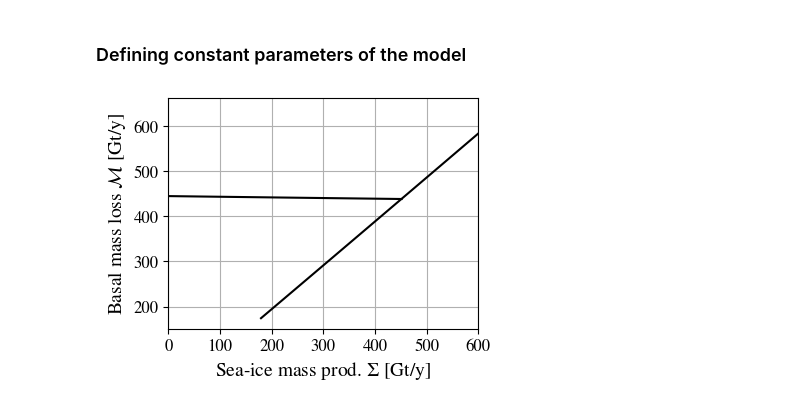
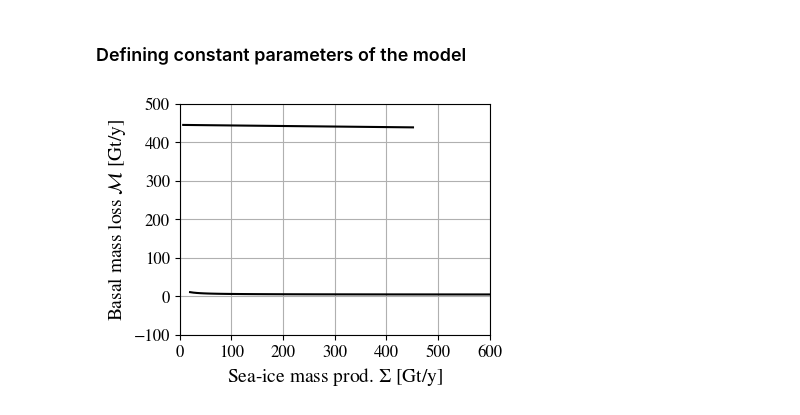
Before and after one commit to lsaddier/Low-Dimensionnal-Model-2025, a Jupyter notebook: Figure2.ipynb, the cells around one changed output. Cells and saved outputs as stored; diff of their text form; code cells hidden in the pictures.

Commit message:
Smooth Kappa

```diff
--- a/Figure2.ipynb
+++ b/Figure2.ipynb
@@ -115,60 +115,70 @@ list_Ap = np.linspace(Ap_min,Ap_max,Npoints)
 
 AABW = False
 
-guess_diff = np.array([0,0,34.3,34.0])
-guess_conv = np.array([-1.9,-1.9,33.5,33.6])
+guess_diff = np.array([0.1,0,34.3,34.0])
+guess_conv = np.array([0.1,34])
 
 
 plt.figure(figsize=(4,3))
 
-for kappa, guess, sign, mode in zip([kappa_diff,kappa_conv],[guess_diff,guess_conv],[-1,1], ['diff','conv']):
+for func, guess, sign in zip([fbm.BoxModel_diff,fbm.BoxModel_conv],[guess_diff,guess_conv],[-1,1]):
 
         melt_list = []
         overt = []
-        Sd = []
+        Sd_list = []
         DSW = []
         sig = []
+        sig_d_0 = []
         for Ap in list_Ap:
 
-            X, info, ier, msg = fsolve(fbm.BoxModel, guess, args = (nbox,C,gammaT,Ac,Omega,T0,S0,Ap,kappa,g,frac,depth, C2, T_surf, S_surf, mode), full_output=True)
+            X, info, ier, msg = fsolve(func, guess, args = (nbox,C,gammaT,Ac,Omega,T0,S0,Ap, kappa_diff ,g,frac,depth, C2, T_surf, S_surf), full_output=True)
             if ier != 1: #management of non convergence cases
                 while ier != 1:
-                    X, info, ier, msg = fsolve(fbm.BoxModel, np.random.normal(guess,0.1), args = (nbox,C,gammaT,Ac,Omega,T0,S0,Ap,kappa,g,frac,depth, C2, T_surf, S_surf, mode), full_output=True)
-                print(msg,kappa,Ap)
+                    X, info, ier, msg = fsolve(func, np.random.normal(guess,0.1), args = (nbox,C,gammaT,Ac,Omega,T0,S0,Ap,kappa_diff,g,frac,depth, C2, T_surf, S_surf), full_output=True)
+                print(msg,sign,Ap)
             guess = X
 
-            T,S,melt,q = fbm.PICO(X[1], X[3], nbox, C, gammaT, Ac, frac, depth)
-            q_DSW = fbm.compute_DSW(X, C2, T0, S0)
+            if sign == -1: #diff
+                 Tp, Td, Sp, Sd = X
+                 sigma = fbm.compute_Sigma(X)
+            else: #conv
+                Td, Sd = X
+                sigma = 0
+
+
+            T,S,melt,q = fbm.PICO(Td, Sd, nbox, C, gammaT, Ac, frac, depth)
+            q_DSW = fbm.compute_DSW(Td, Sd, C2, T0, S0)
+            sigma_d_0 = fbm.compute_rhod_rho0(Td,Sd,T0,S0)
             m_avg = fbm.compute_m_avg(melt,frac,nbox)
-            sigma = fbm.compute_Sigma(X)
+
 
             melt_list.append(m_avg*12) #m/y
             overt.append(q/1e6) #Sv
-            Sd.append(X[3]) #PSU
+            Sd_list.append(Sd) #PSU
             DSW.append(q_DSW/1e6) #Sv
             sig.append(sigma)
+            sig_d_0.append(sigma_d_0)
 
-        stab = np.array(sig)*sign > 0
-        melt_list = np.ma.masked_where(np.logical_not(stab),np.array(melt_list))
-        overt = np.ma.masked_where(np.logical_not(stab),np.array(overt))
-        Sd = np.ma.masked_where(np.logical_not(stab),np.array(Sd))
-        DSW = np.ma.masked_where(np.logical_not(stab),np.array(DSW))
+        stab = np.array(sig_d_0)*sign > 0
+        #melt_list = np.ma.masked_where(np.logical_not(stab),np.array(melt_list))
+        #overt = np.ma.masked_where(np.logical_not(stab),np.array(overt))
+        #Sd_list = np.ma.masked_where(np.logical_not(stab),np.array(Sd_list))
+        #DSW = np.ma.masked_where(np.logical_not(stab),np.array(DSW))
 
         x_axis = np.ma.masked_where(np.logical_not(stab),list_Ap) *Omega*rho_i/1e12*3600*24*365.25 # Gt/y
         y_axis = melt_list*Ac*rho_i/1e12 # Gt/y
 
         plt.plot(x_axis,y_axis,c='black')
 
 
 
 #plt.hlines(0,0,np.max(x_axis), colors='black',linestyle='dotted')
-#plt.ylim((-100,500))
+plt.ylim((-100,500))
 plt.xlim((0,600))
 plt.xlabel(r'Sea-ice mass prod. $\Sigma$ [Gt/y]')
 plt.ylabel(r'Basal mass loss $\mathcal{M}$ [Gt/y]')
 plt.grid()
-#plt.tightlayout()
 plt.savefig('Figures/Figure2.pdf',format="pdf", bbox_inches = 'tight')
 plt.show()
 # %% [output]
-[figure, old version]
+[figure, new version]
```
Also changed, not shown: parts of 4 cells of this notebook, 2 other files.
